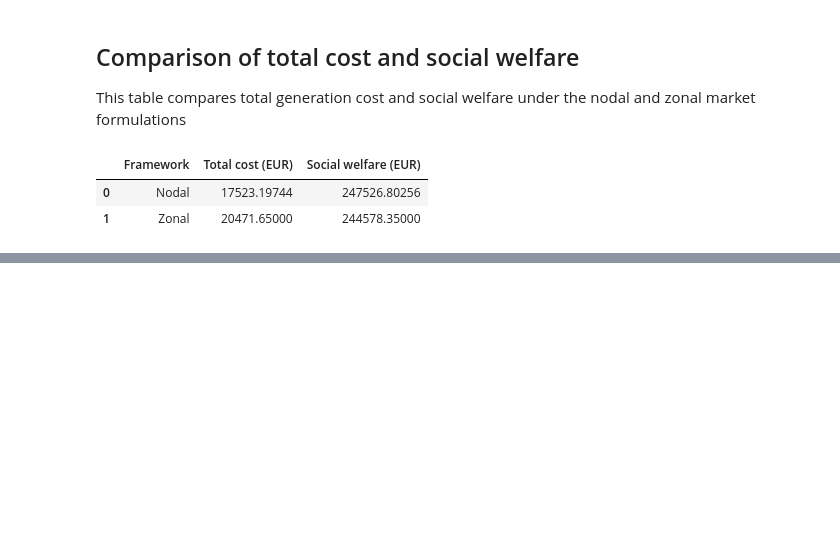
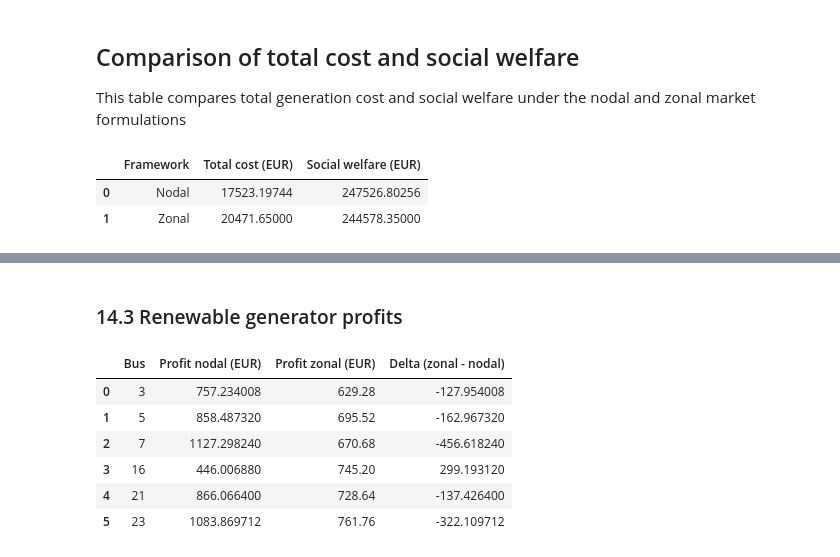
Before and after one commit to KonstantinosKountras/46755-electricity-market-clearing_Asgn1, a Jupyter notebook: Assignment1_3zonal.ipynb, the cells around one changed output, grey strips where cells are left out. Drawn from its saved outputs; the diff is of its cells as text; code cells hidden in the pictures; blank space fills up the shorter version.

```diff
--- a/Assignment1_3zonal.ipynb
+++ b/Assignment1_3zonal.ipynb
@@ -495,0 +647,41 @@ display(summary_df)
+# %% [markdown]
+### 14.3 Renewable generator profits
+# %%
+zonal_wind_bus_dispatch = {}
+
+for z in ZONES:
+    zone_wind_nodes = [n for n in wind_nodes if bus_zone[n] == z]
+    total_avail_z = sum(wind_avail[n][t_star] for n in zone_wind_nodes)
+
+    for n in zone_wind_nodes:
+        share = wind_avail[n][t_star] / total_avail_z if total_avail_z > 0 else 0.0
+        zonal_wind_bus_dispatch[n] = share * float(res["wind"][z])
+
+renew_profit_rows = []
+
+for w in wind_nodes:
+    z = bus_zone[w]
+
+    p_nodal = nodal_wind_dispatch_by_bus.get(w, 0.0)
+    p_zonal = zonal_wind_bus_dispatch[w]
+
+    price_nodal = lambda_nodal[w]
+    price_zonal = float(res["prices"][z])
+
+    renew_profit_rows.append({
+        "Bus": w,
+        "Profit nodal (EUR)": price_nodal * p_nodal,
+        "Profit zonal (EUR)": price_zonal * p_zonal,
+        "Delta (zonal - nodal)": price_zonal * p_zonal - price_nodal * p_nodal
+    })
+
+renew_profit_df = pd.DataFrame(renew_profit_rows)
+display(renew_profit_df)
+# %% [output]
+|  | Bus | Profit nodal (EUR) | Profit zonal (EUR) | Delta (zonal - nodal) |
+| 0 | 3 | 757.234008 | 629.28 | -127.954008 |
+| 1 | 5 | 858.487320 | 695.52 | -162.967320 |
+| 2 | 7 | 1127.298240 | 670.68 | -456.618240 |
+| 3 | 16 | 446.006880 | 745.20 | 299.193120 |
+| 4 | 21 | 866.066400 | 728.64 | -137.426400 |
+| 5 | 23 | 1083.869712 | 761.76 | -322.109712 |
```
Also changed, not shown: parts of 13 cells of this notebook, 2 other files.
